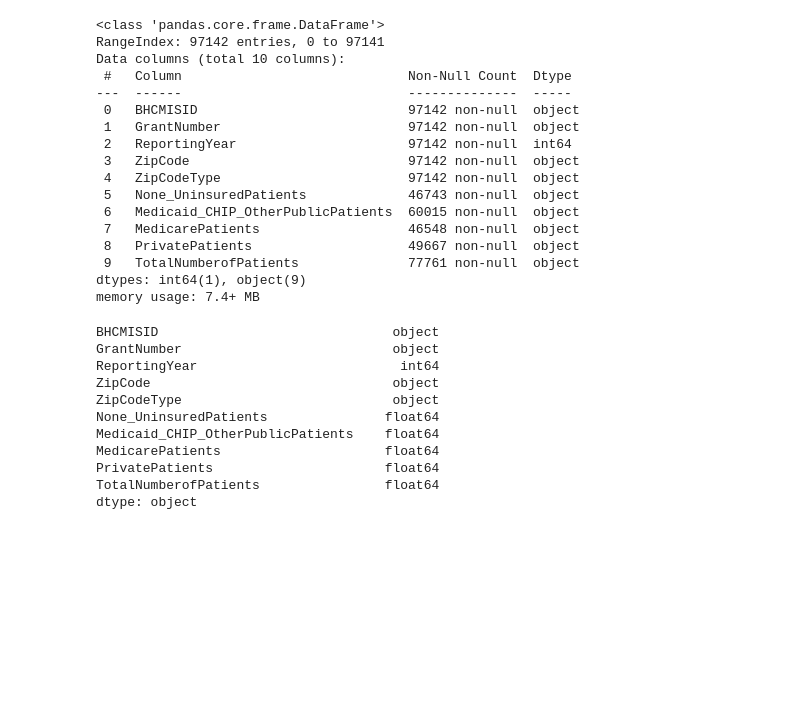
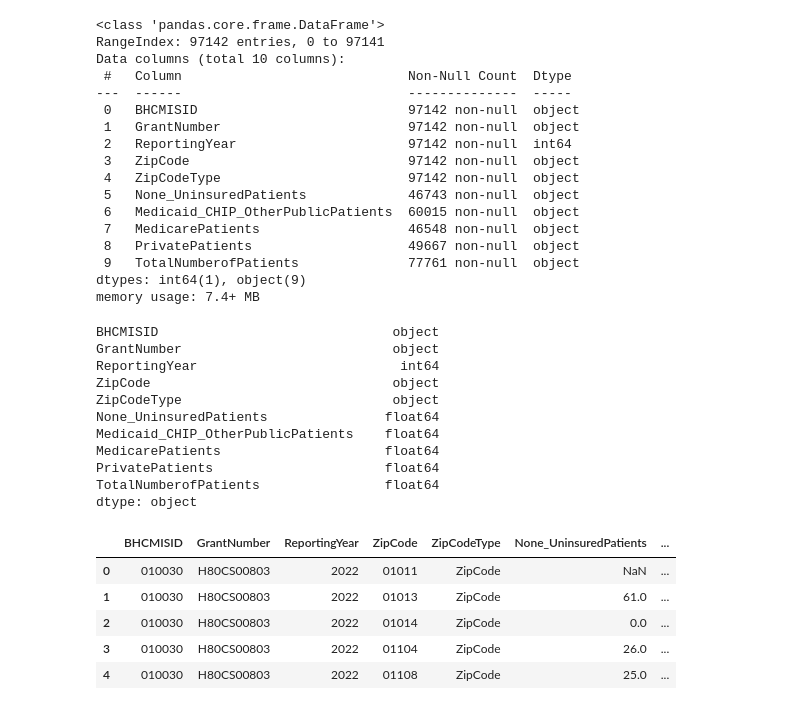
Before and after one commit to dezertdweller/capstone-project-fqhc-model, a Jupyter notebook: importing-data.ipynb, the cells around one changed output. Drawn from its saved outputs; the diff is of its cells as text; code cells hidden in the pictures; blank space fills up the shorter version.

```diff
--- a/importing-data.ipynb
+++ b/importing-data.ipynb
@@ -871,3 +871,12 @@ MedicarePatients                     float64
 PrivatePatients                      float64
 TotalNumberofPatients                float64
 dtype: object
+# %%
+service_area_df.head()
+# %% [output]
+|  | BHCMISID | GrantNumber | ReportingYear | ZipCode | ZipCodeType | None_UninsuredPatients | ... |
+| 0 | 010030 | H80CS00803 | 2022 | 01011 | ZipCode | NaN | ... |
+| 1 | 010030 | H80CS00803 | 2022 | 01013 | ZipCode | 61.0 | ... |
+| 2 | 010030 | H80CS00803 | 2022 | 01014 | ZipCode | 0.0 | ... |
+| 3 | 010030 | H80CS00803 | 2022 | 01104 | ZipCode | 26.0 | ... |
+| 4 | 010030 | H80CS00803 | 2022 | 01108 | ZipCode | 25.0 | ... |
```
Also changed, not shown: parts of 2 cells of this notebook.
